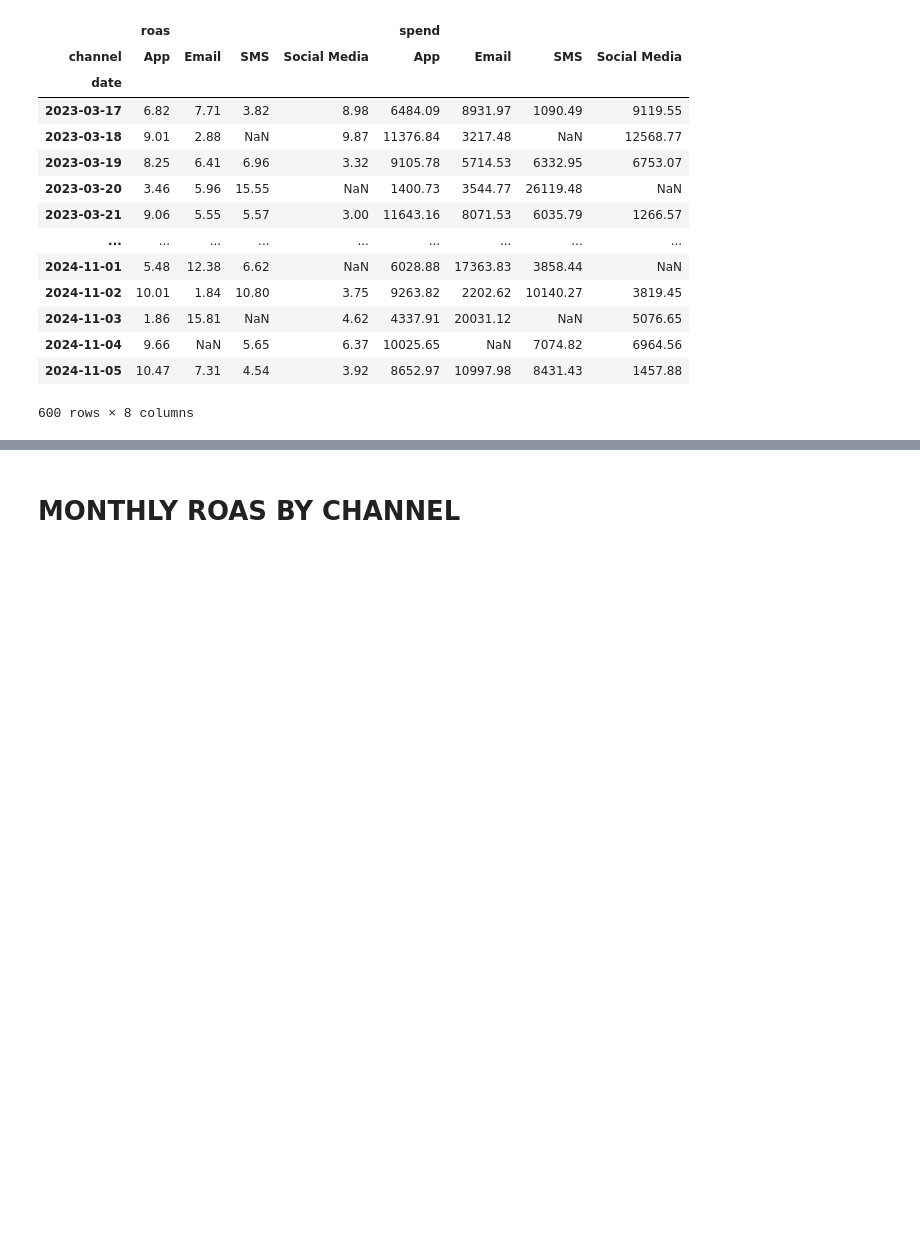
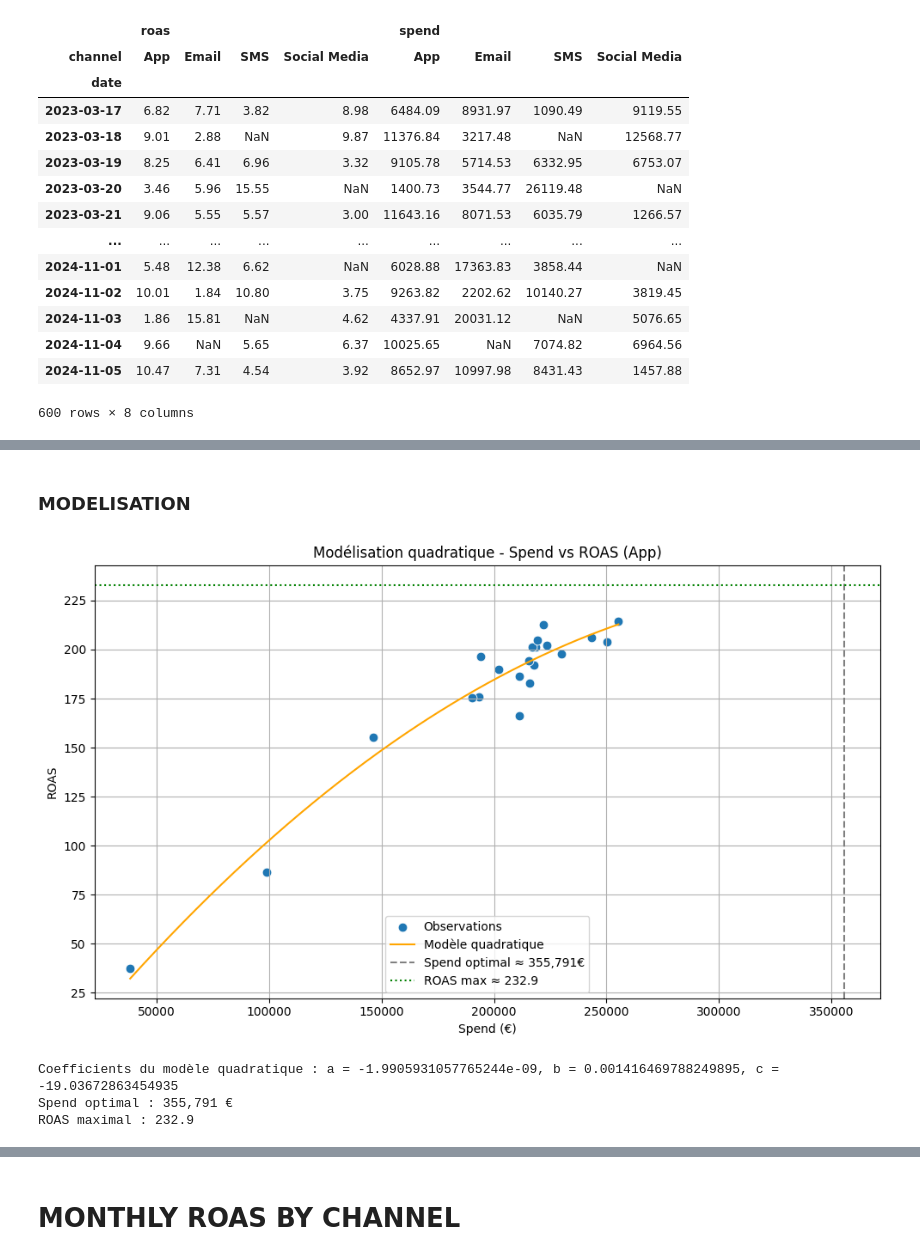
Before and after one commit to maximebarbier01/blinkit-sales-analysis, a Jupyter notebook: marketing_performance.ipynb, the cells around one changed output, grey strips where cells are left out. Cells and saved outputs as stored; diff of their text form; code cells hidden in the pictures; blank space fills up the shorter version.

```diff
--- a/marketing_performance.ipynb
+++ b/marketing_performance.ipynb
@@ -144,0 +199,43 @@ plt.show()
+# %% [markdown]
+### MODELISATION
+# %%
+# Étape 1 : Extraire les variables
+x = roas_app['spend_app'].values
+y = roas_app['roas_app'].values
+
+# Étape 2 : Ajustement polynômial de degré 2 (quadratique)
+coeffs = np.polyfit(x, y, deg=2)  # coeffs = [a, b, c] pour ax² + bx + c
+poly_func = np.poly1d(coeffs)
+
+# Étape 3 : Générer une plage de valeurs pour x pour la courbe lisse
+x_range = np.linspace(x.min(), x.max(), 300)
+y_pred = poly_func(x_range)
+
+# Étape 4 : Trouver le sommet de la parabole (maximum si courbe concave)
+x_vertex = -coeffs[1] / (2 * coeffs[0])
+y_vertex = poly_func(x_vertex)
+
+# Étape 5 : Visualisation
+plt.figure(figsize=(10, 6))
+sns.scatterplot(x=x, y=y, s=60, label='Observations')
+plt.plot(x_range, y_pred, color='orange', label='Modèle quadratique')
+plt.axvline(x=x_vertex, color='gray', linestyle='--', label=f"Spend optimal ≈ {x_vertex:,.0f}€")
+plt.axhline(y=y_vertex, color='green', linestyle=':', label=f"ROAS max ≈ {y_vertex:.1f}")
+
+plt.title("Modélisation quadratique - Spend vs ROAS (App)")
+plt.xlabel("Spend (€)")
+plt.ylabel("ROAS")
+plt.legend()
+plt.grid(True)
+plt.tight_layout()
+plt.show()
+
+# Affichage des coefficients
+print(f"Coefficients du modèle quadratique : a = {coeffs[0]}, b = {coeffs[1]}, c = {coeffs[2]}")
+print(f"Spend optimal : {x_vertex:,.0f} €")
+print(f"ROAS maximal : {y_vertex:.1f}")
+# %% [output]
+[figure, added]
+Coefficients du modèle quadratique : a = -1.9905931057765244e-09, b = 0.001416469788249895, c = -19.03672863454935
+Spend optimal : 355,791 €
+ROAS maximal : 232.9
```
Also changed, not shown: parts of 28 cells of this notebook.
